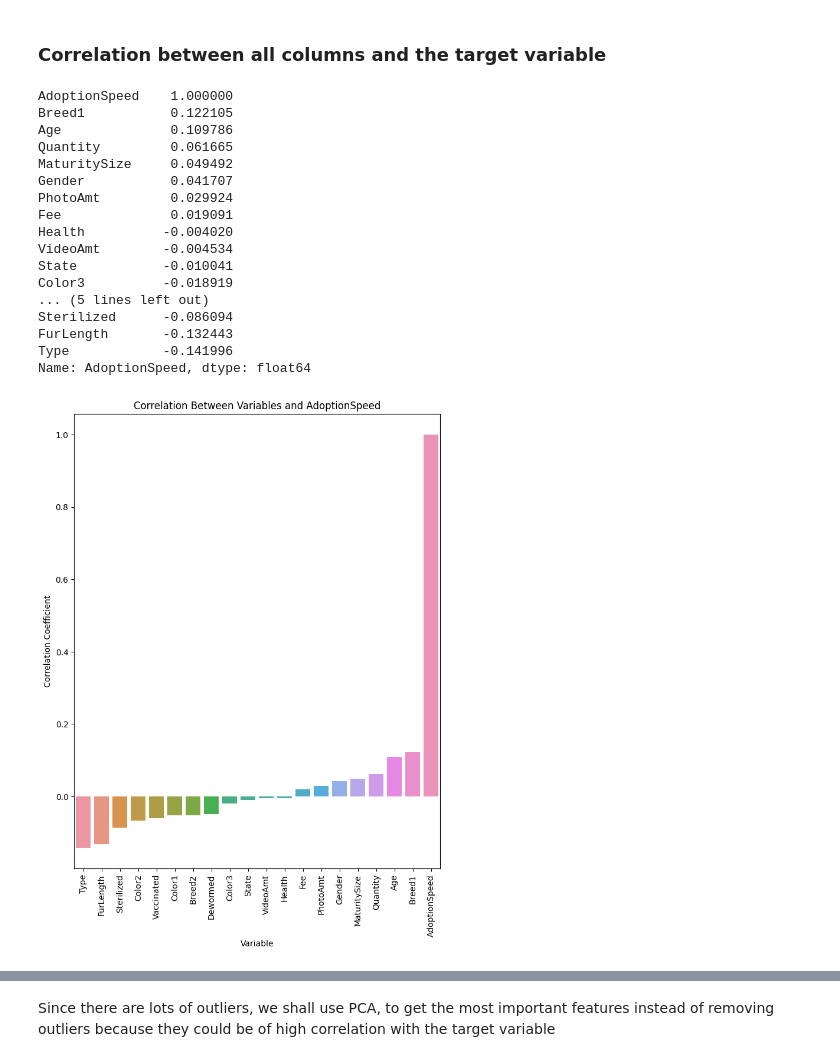
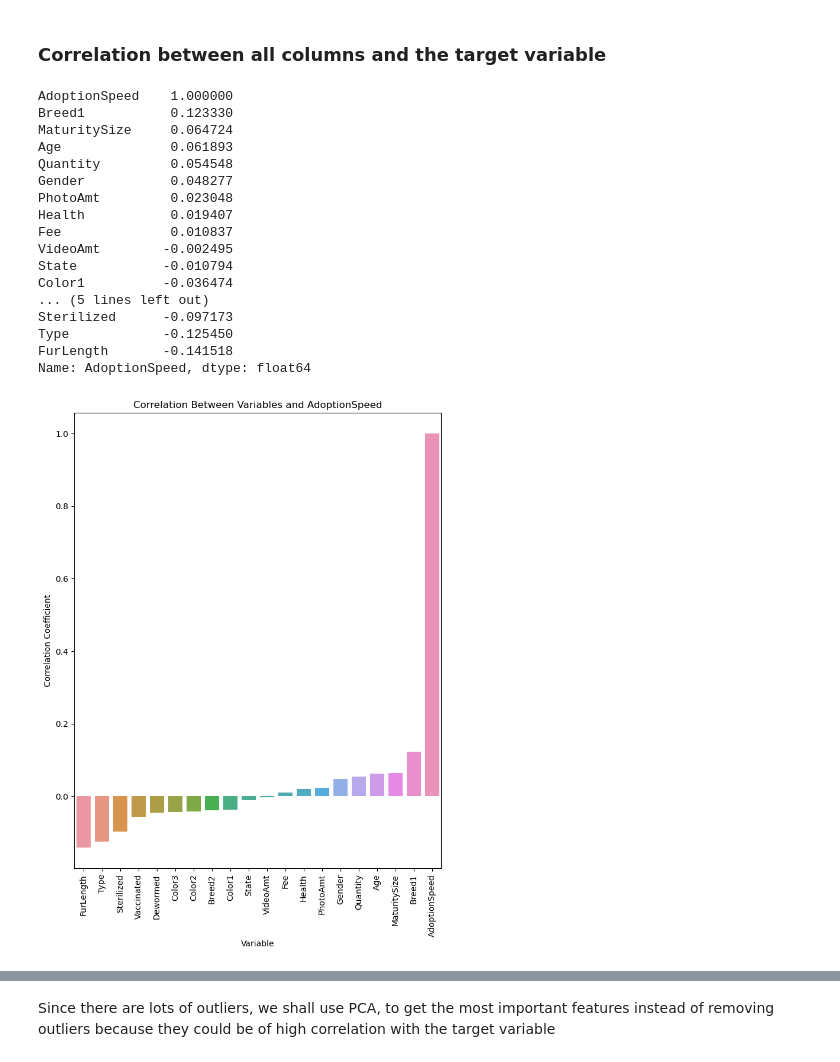
Before and after one commit to osamamagdy/PetFinder, a Jupyter notebook: preprocessing.ipynb, the cells around one changed output, grey strips where cells are left out. Cells and saved outputs as stored; diff of their text form; code cells hidden in the pictures.

```diff
--- a/preprocessing.ipynb
+++ b/preprocessing.ipynb
@@ -178,7 +137,7 @@ df.to_csv('train_balanced_log.csv', index=False)
 # and remove the features that have low correlation with the target variable to reduce the dimensionality of the dataset and improve the model's performance
 
 # read the data
-df = pd.read_csv('train_balanced_log.csv')
+df = pd.read_csv('train_balanced.csv')
 
 # print correlation of quantitative features with the target variable
 print(df.corr()['AdoptionSpeed'][df.dtypes[df.dtypes != 'object'].index].sort_values(ascending=False))
@@ -198,45 +157,45 @@ print(df.corr()['AdoptionSpeed'][df.dtypes[df.dtypes != 'object'].index].sort_va
 # plt.ylabel('Feature')
 
 # # show the plot
 # plt.show()
 
 # Calculate the correlation coefficient between each variable and the target variable
 corr = df.corr()['AdoptionSpeed'].sort_values()
 
 # Visualize the correlation coefficients
 plt.figure(figsize=(8, 10))
 sns.barplot(x=corr.index, y=corr.values)
 plt.xticks(rotation=90)
 plt.xlabel('Variable')
 plt.ylabel('Correlation Coefficient')
 plt.title('Correlation Between Variables and AdoptionSpeed')
 plt.show()
 
 # show correlation matrix
 corr_matrix = df.corr()
 sns.heatmap(corr_matrix, cmap='Blues')
 plt.show()
 
 # correlation values:
 # above 0: positive correlation (as one feature increases, the other feature increases)
 # below 0: negative correlation (as one feature increases, the other feature decreases)
 # 0: no correlation (as one feature increases, the other feature does not change)
 # %% [output]
 AdoptionSpeed    1.000000
-Breed1           0.122105
-Age              0.109786
-Quantity         0.061665
-MaturitySize     0.049492
-Gender           0.041707
-PhotoAmt         0.029924
-Fee              0.019091
-Health          -0.004020
-VideoAmt        -0.004534
-State           -0.010041
-Color3          -0.018919
+Breed1           0.123330
+MaturitySize     0.064724
+Age              0.061893
+Quantity         0.054548
+Gender           0.048277
+PhotoAmt         0.023048
+Health           0.019407
+Fee              0.010837
+VideoAmt        -0.002495
+State           -0.010794
+Color1          -0.036474
 ... (5 lines left out)
-Sterilized      -0.086094
-FurLength       -0.132443
-Type            -0.141996
+Sterilized      -0.097173
+Type            -0.125450
+FurLength       -0.141518
 Name: AdoptionSpeed, dtype: float64
-[figure, old version]
+[figure, new version]
```
Also changed, not shown: parts of 12 cells of this notebook, 10 other files.
